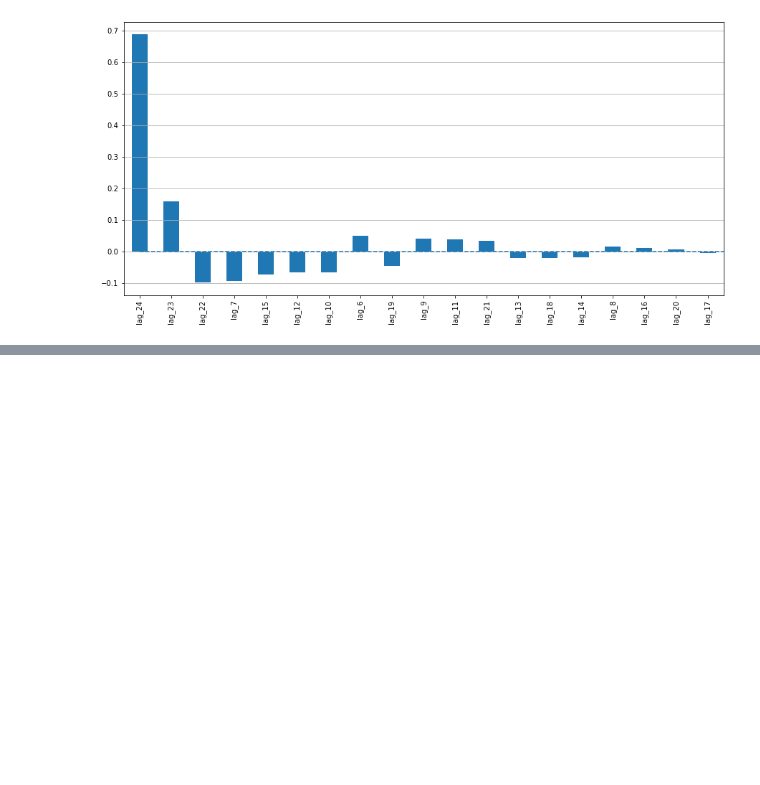
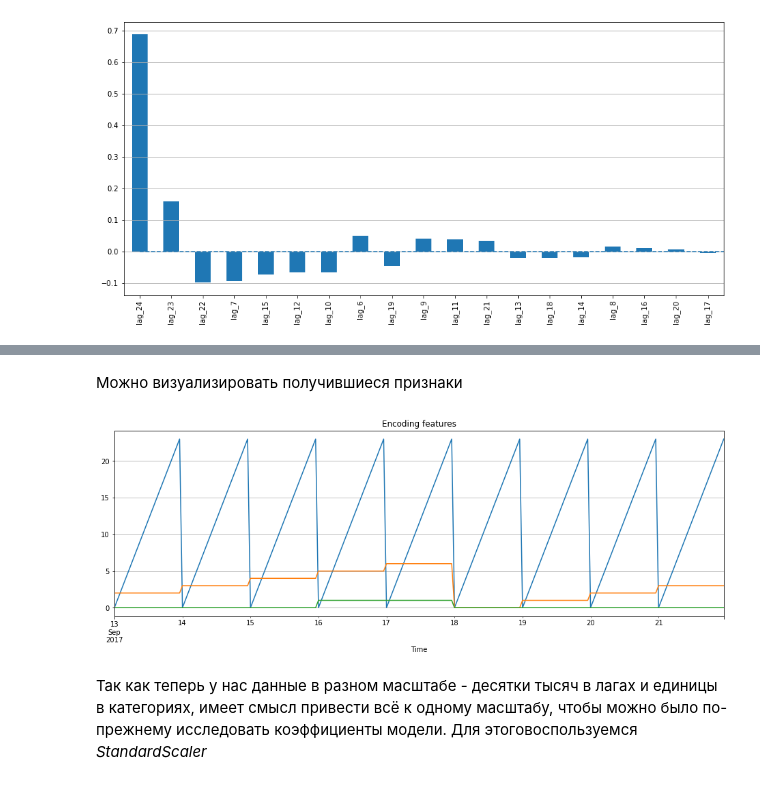
Before and after one commit to adwiza/machine_learning, a Jupyter notebook: ml_24-Time series analysis.ipynb, the cells around one changed output, grey strips where cells are left out. Saved outputs shown, nothing was run; the diff lists cells and outputs as text; code cells hidden in the pictures; blank space fills up the shorter version.

```diff
--- a/ml_24-Time series analysis.ipynb
+++ b/ml_24-Time series analysis.ipynb
@@ -150,0 +172,6 @@ plot_coefficients(lr)
+# %%
+data.index = pd.to_datetime(data.index)
+data['hour'] = data.index.hour
+data['weekday'] = data.index.weekday
+data['is_weekend'] = data.weekday.isin([5, 6])*1
+data.tail()
@@ -150,0 +187,14 @@ plot_coefficients(lr)
+# %% [markdown]
+Можно визуализировать получившиеся признаки
+# %%
+plt.figure(figsize=(16, 5))
+plt.title('Encoding features')
+data.hour.plot()
+data.weekday.plot()
+data.is_weekend.plot()
+plt.grid(True)
+# %% [output]
+[figure, added]
+# %% [markdown]
+Так как теперь у нас данные в разном масштабе - десятки тысяч в лагах и единицы в категориях, имеет смысл привести всё
+к одному масштабу, чтобы можно было по-прежнему исследовать коэффициенты модели. Для этоговоспользуемся *StandardScaler*
```
Also changed, not shown: parts of 44 cells of this notebook.
